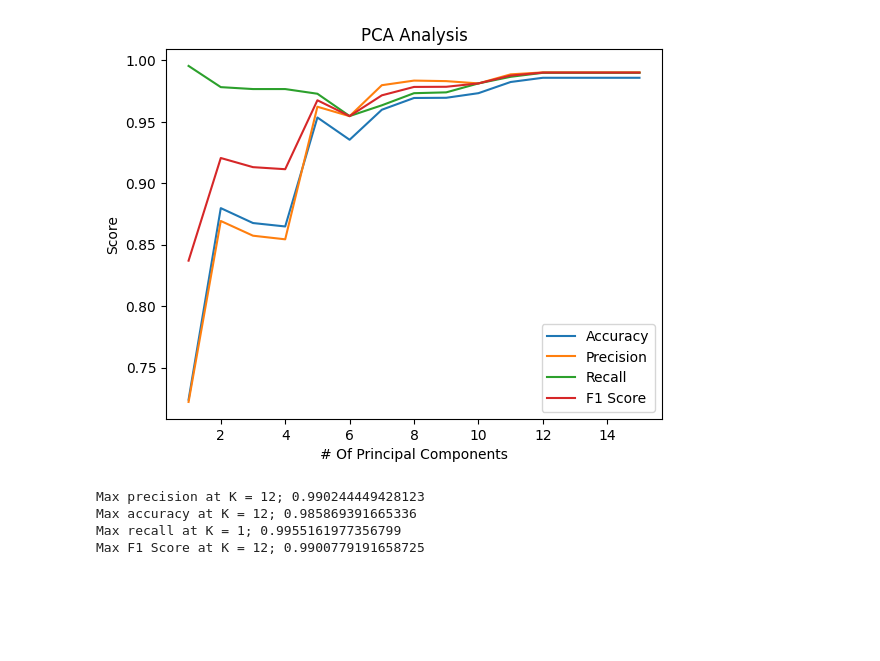
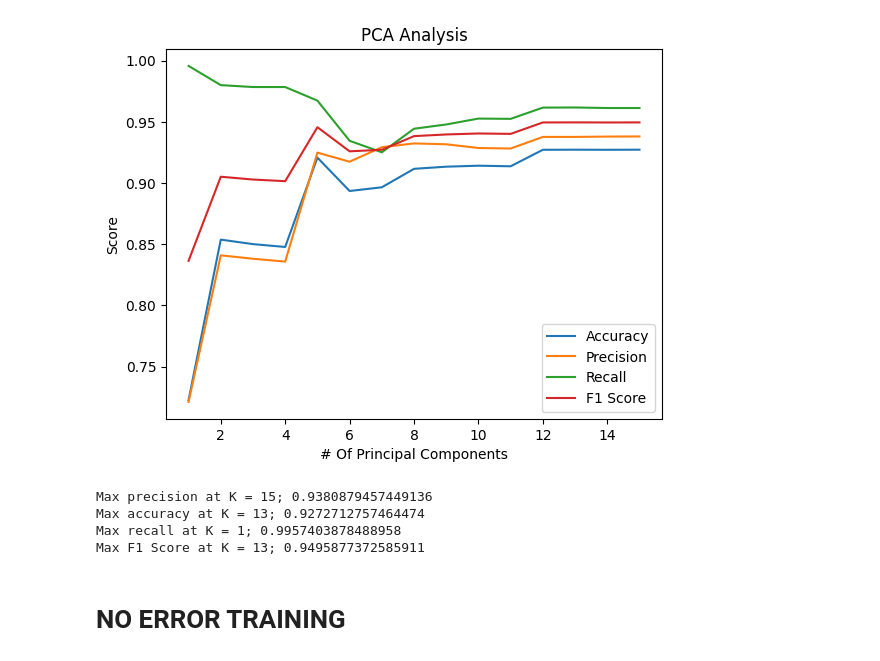
Before and after one commit to jaskinkabir/Intro_ML_Project, a Jupyter notebook: proj.ipynb, the cells around one changed output. Saved outputs shown, nothing was run; the diff lists cells and outputs as text; code cells hidden in the pictures; blank space fills up the shorter version.

```diff
--- a/proj.ipynb
+++ b/proj.ipynb
@@ -63,42 +60,42 @@ f1_hist = np.zeros(K)
 
 for k in range(1,K+1):
     extraction = PCA(n_components=k)
-    X_train_pca = extraction.fit_transform(X_train)
-    X_test_pca = extraction.transform(X_test)
+    X_train_pca = extraction.fit_transform(X_train_error)
+    X_test_pca = extraction.transform(X_test_error)
 
     datasets[k-1] = (X_train_pca, X_test_pca)
 
     error_model = LogisticRegression().fit(X_train_pca, Y_train)
 
     Y_pred = error_model.predict(X_test_pca)
 
     accuracy_hist[k-1] = accuracy_score(Y_test, Y_pred)
     precision_hist[k-1] = precision_score(Y_test, Y_pred)
     recall_hist[k-1] = recall_score(Y_test, Y_pred)
     f1_hist[k-1] = f1_score(Y_test, Y_pred)
     results[k-1] = Y_pred
 
 K = range(1,k+1)
 plt.title("PCA Analysis")
 plt.xlabel("# Of Principal Components")
 plt.ylabel("Score")
 plt.plot(K,accuracy_hist, label='Accuracy')
 plt.plot(K,precision_hist, label = 'Precision')
 plt.plot(K,recall_hist, label = 'Recall')
 plt.plot(K,f1_hist, label = 'F1 Score')
 
 plt.legend()
 plt.show()
 print(f'Max precision at K = {np.argmax(precision_hist)+1}; {max(precision_hist)}')
 print(f"Max accuracy at K = {np.argmax(accuracy_hist)+1}; {max(accuracy_hist)}")
 print(f"Max recall at K = {np.argmax(recall_hist)+1}; {max(recall_hist)}")
 print(f"Max F1 Score at K = {np.argmax(f1_hist)+1}; {max(f1_hist)}")
 # %% [output]
-[figure, old version]
+[figure, new version]
-Max precision at K = 12; 0.990244449428123
-Max accuracy at K = 12; 0.985869391665336
-Max recall at K = 1; 0.9955161977356799
-Max F1 Score at K = 12; 0.9900779191658725
+Max precision at K = 15; 0.9380879457449136
+Max accuracy at K = 13; 0.9272712757464474
+Max recall at K = 1; 0.9957403878488958
+Max F1 Score at K = 13; 0.9495877372585911
 # %%
 import torch
 from torch import nn
@@ -165,6 +158,8 @@ class AlarmNet(nn.Module):
     def train_and_print(self, epochs, X_train, X_test, Y_train, Y_test, alpha):
         Y_pred = self.train(epochs, X_train, X_test, Y_train, Y_test, alpha).cpu().detach().numpy().round().astype(int)
         self.print_results(Y_test, Y_pred)
+# %% [markdown]
+# NO ERROR TRAINING
 # %%
 alpha = 1e-2
 epochs = 3000
```
Also changed, not shown: parts of 14 cells of this notebook, 1 other file.
